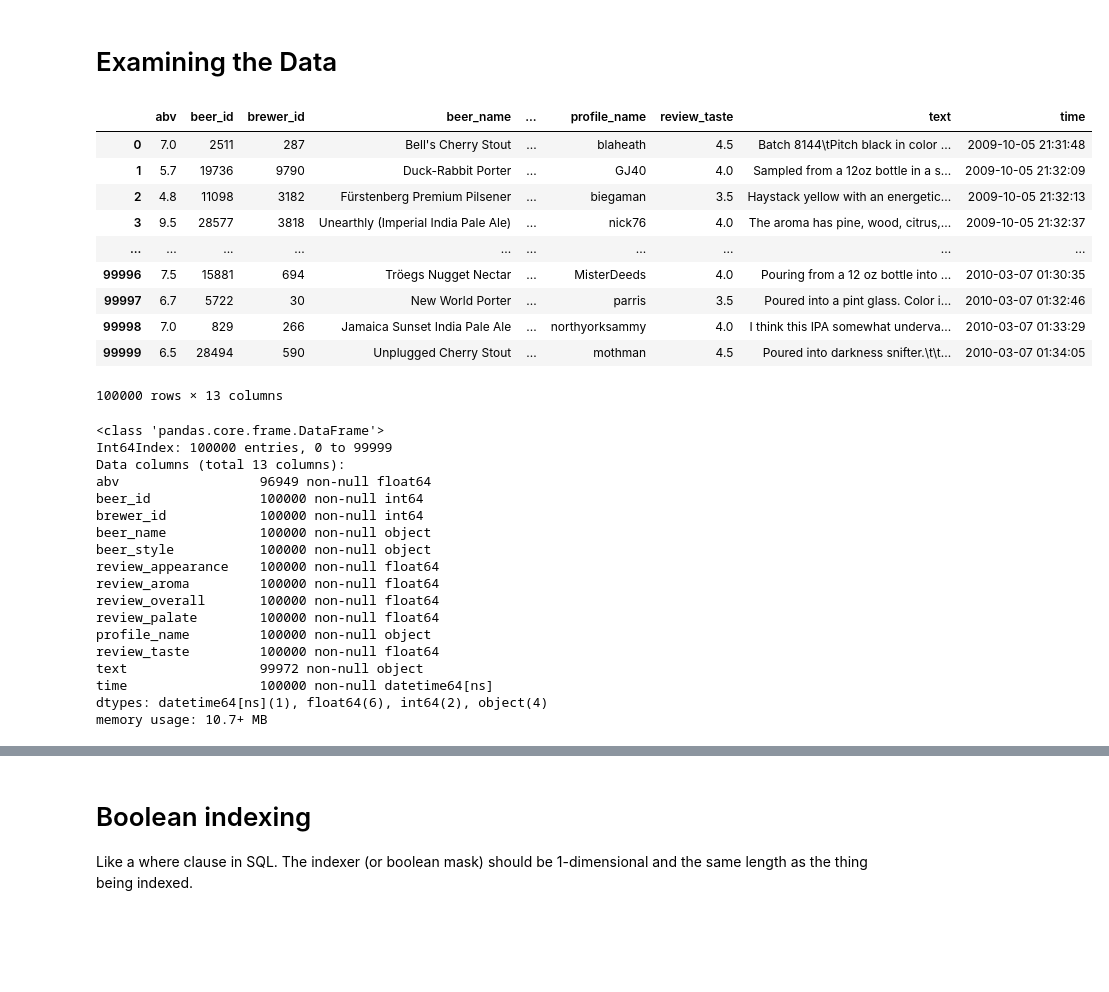
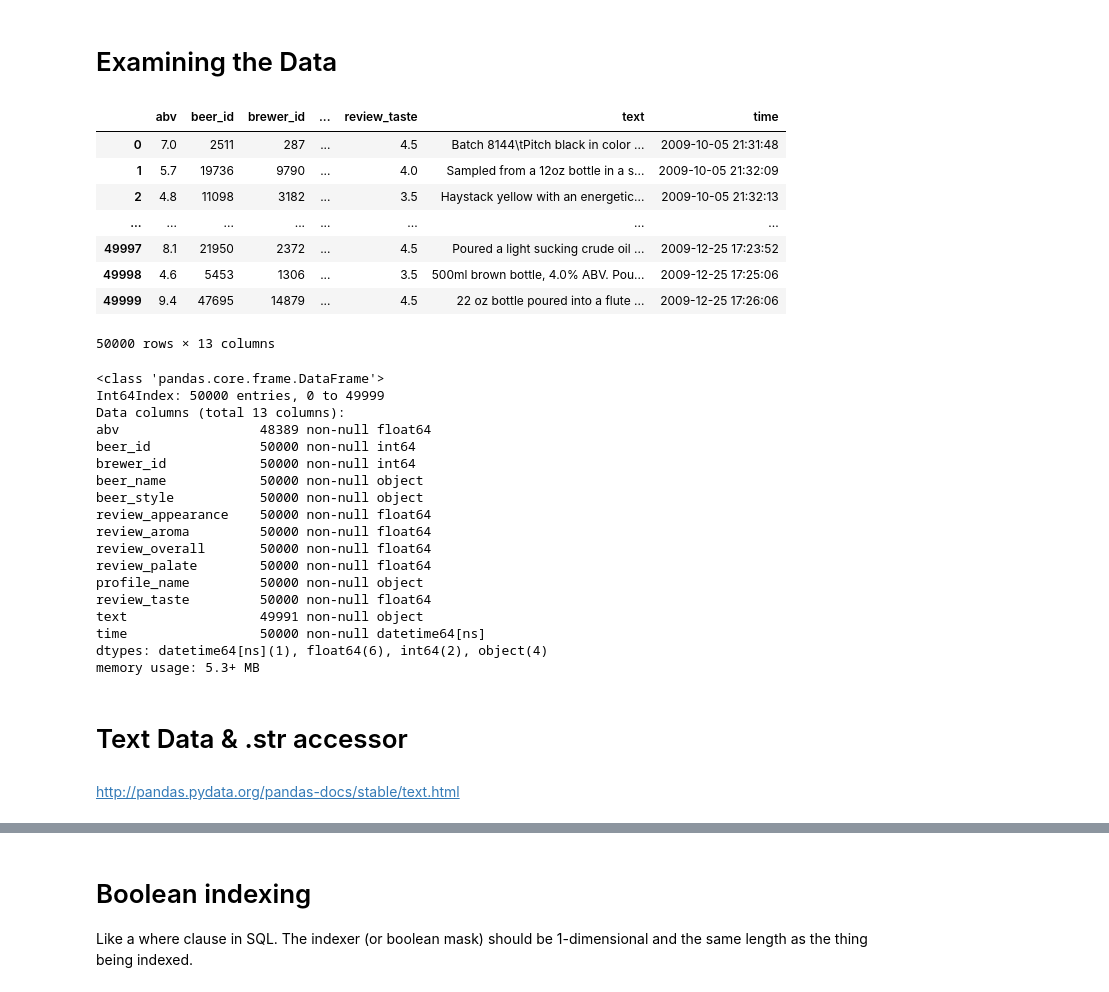
Before and after one commit to jreback/PyDataNYC2015, a Jupyter notebook: tutorial/2. Examining Data.ipynb, the cells around one changed output, grey strips where cells are left out. Drawn from its saved outputs; the diff is of its cells as text; code cells hidden in the pictures; blank space fills up the shorter version.

```diff
--- a/tutorial/2. Examining Data.ipynb
+++ b/tutorial/2. Examining Data.ipynb
@@ -3,41 +3,44 @@
 # %%
 import numpy as np
 import pandas as pd
-pd.options.display.max_rows = 8
-pd.options.display.max_columns = 8
+pd.options.display.max_rows = 6
+pd.options.display.max_columns = 6
+pd.options.display.width = 100
 # %%
-df = pd.read_hdf('data/beer.hdf','df').reset_index()
+df = pd.read_hdf('data/beer.hdf','df')
 df
 # %% [output]
-|  | abv | beer_id | brewer_id | beer_name | ... | profile_name | review_taste | text | time |
-| 0 | 7.0 | 2511 | 287 | Bell's Cherry Stout | ... | blaheath | 4.5 | Batch 8144\tPitch black in color ... | 2009-10-05 21:31:48 |
-| 1 | 5.7 | 19736 | 9790 | Duck-Rabbit Porter | ... | GJ40 | 4.0 | Sampled from a 12oz bottle in a s... | 2009-10-05 21:32:09 |
-| 2 | 4.8 | 11098 | 3182 | Fürstenberg Premium Pilsener | ... | biegaman | 3.5 | Haystack yellow with an energetic... | 2009-10-05 21:32:13 |
-| 3 | 9.5 | 28577 | 3818 | Unearthly (Imperial India Pale Ale) | ... | nick76 | 4.0 | The aroma has pine, wood, citrus,... | 2009-10-05 21:32:37 |
-| ... | ... | ... | ... | ... | ... | ... | ... | ... | ... |
-| 99996 | 7.5 | 15881 | 694 | Tröegs Nugget Nectar | ... | MisterDeeds | 4.0 | Pouring from a 12 oz bottle into ... | 2010-03-07 01:30:35 |
-| 99997 | 6.7 | 5722 | 30 | New World Porter | ... | parris | 3.5 | Poured into a pint glass. Color i... | 2010-03-07 01:32:46 |
-| 99998 | 7.0 | 829 | 266 | Jamaica Sunset India Pale Ale | ... | northyorksammy | 4.0 | I think this IPA somewhat underva... | 2010-03-07 01:33:29 |
-| 99999 | 6.5 | 28494 | 590 | Unplugged Cherry Stout | ... | mothman | 4.5 | Poured into darkness snifter.\t\t... | 2010-03-07 01:34:05 |
+|  | abv | beer_id | brewer_id | ... | review_taste | text | time |
+| 0 | 7.0 | 2511 | 287 | ... | 4.5 | Batch 8144\tPitch black in color ... | 2009-10-05 21:31:48 |
+| 1 | 5.7 | 19736 | 9790 | ... | 4.0 | Sampled from a 12oz bottle in a s... | 2009-10-05 21:32:09 |
+| 2 | 4.8 | 11098 | 3182 | ... | 3.5 | Haystack yellow with an energetic... | 2009-10-05 21:32:13 |
+| ... | ... | ... | ... | ... | ... | ... | ... |
+| 49997 | 8.1 | 21950 | 2372 | ... | 4.5 | Poured a light sucking crude oil ... | 2009-12-25 17:23:52 |
+| 49998 | 4.6 | 5453 | 1306 | ... | 3.5 | 500ml brown bottle, 4.0% ABV. Pou... | 2009-12-25 17:25:06 |
+| 49999 | 9.4 | 47695 | 14879 | ... | 4.5 | 22 oz bottle poured into a flute ... | 2009-12-25 17:26:06 |
-100000 rows × 13 columns
+50000 rows × 13 columns
 # %%
 df.info()
 # %% [output]
 <class 'pandas.core.frame.DataFrame'>
-Int64Index: 100000 entries, 0 to 99999
+Int64Index: 50000 entries, 0 to 49999
 Data columns (total 13 columns):
-abv                  96949 non-null float64
-beer_id              100000 non-null int64
-brewer_id            100000 non-null int64
-beer_name            100000 non-null object
-beer_style           100000 non-null object
-review_appearance    100000 non-null float64
-review_aroma         100000 non-null float64
-review_overall       100000 non-null float64
-review_palate        100000 non-null float64
-profile_name         100000 non-null object
-review_taste         100000 non-null float64
-text                 99972 non-null object
-time                 100000 non-null datetime64[ns]
+abv                  48389 non-null float64
+beer_id              50000 non-null int64
+brewer_id            50000 non-null int64
+beer_name            50000 non-null object
+beer_style           50000 non-null object
+review_appearance    50000 non-null float64
+review_aroma         50000 non-null float64
+review_overall       50000 non-null float64
+review_palate        50000 non-null float64
+profile_name         50000 non-null object
+review_taste         50000 non-null float64
+text                 49991 non-null object
+time                 50000 non-null datetime64[ns]
 dtypes: datetime64[ns](1), float64(6), int64(2), object(4)
-memory usage: 10.7+ MB
+memory usage: 5.3+ MB
+# %% [markdown]
+# Text Data & .str accessor
+# %% [markdown]
+http://pandas.pydata.org/pandas-docs/stable/text.html
```
Also changed, not shown: parts of 51 cells of this notebook, 1 other file.
